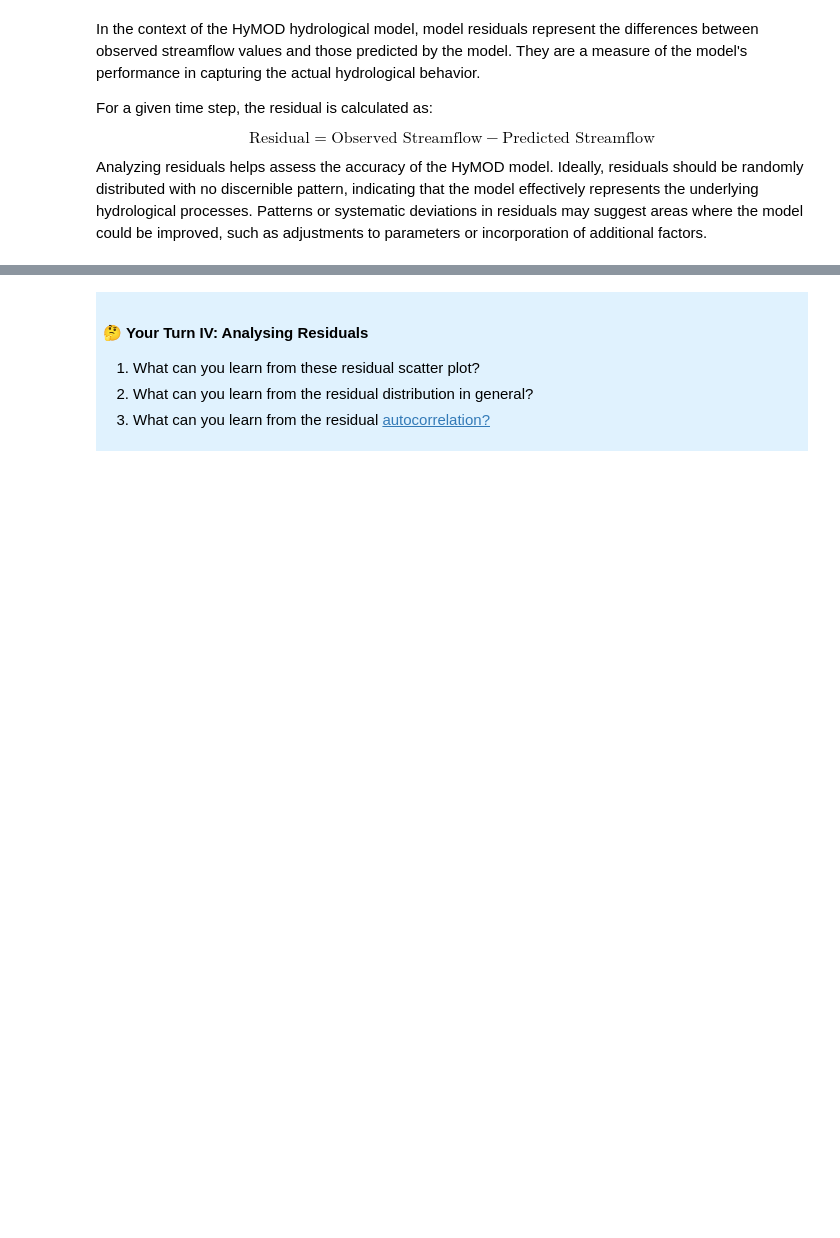
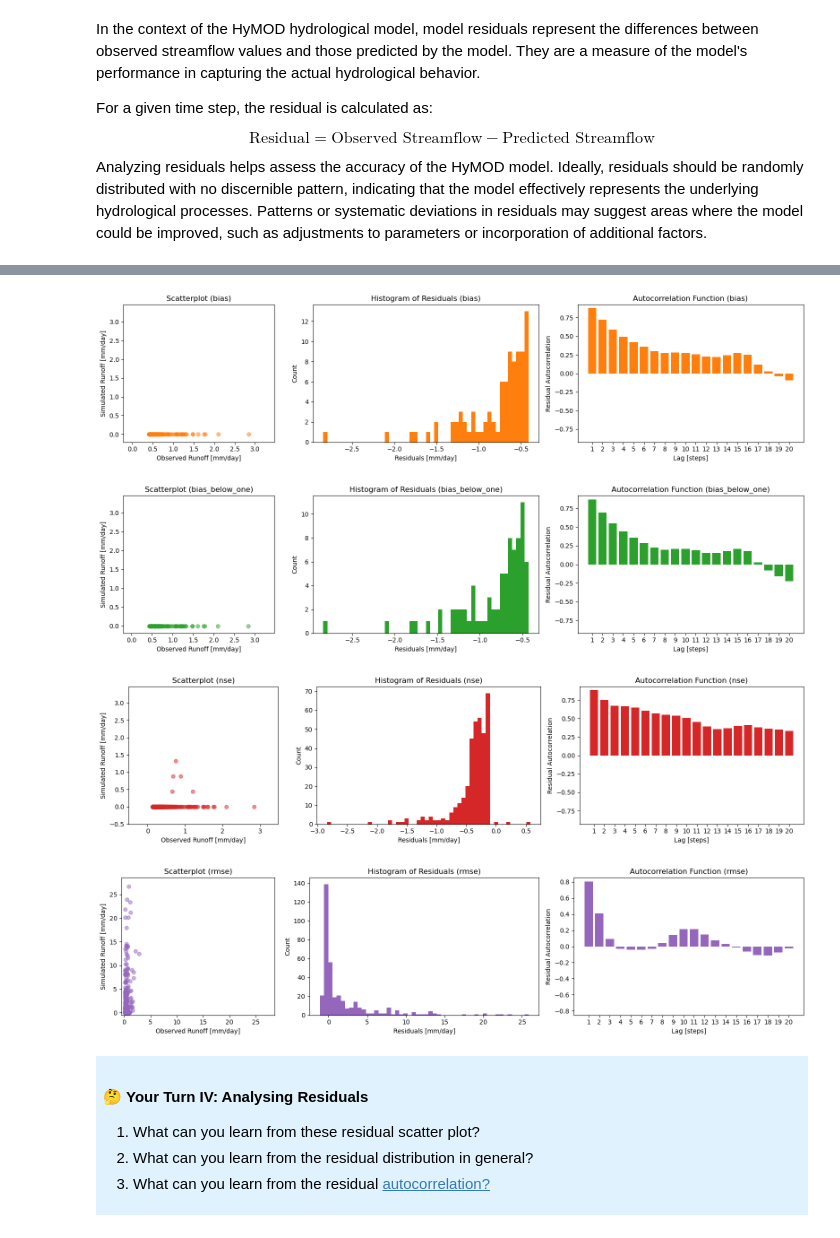
Before and after one commit to HydroSysPotsdam/Environmental-Modelling-Process, a Jupyter notebook: GEE-SE03-T03/2 a - Visual model output inspection.ipynb, the cells around one changed output, grey strips where cells are left out. Cells and saved outputs as stored; diff of their text form; code cells hidden in the pictures; blank space fills up the shorter version.

```diff
--- a/GEE-SE03-T03/2 a - Visual model output inspection.ipynb
+++ b/GEE-SE03-T03/2 a - Visual model output inspection.ipynb
@@ -339,3 +257,48 @@ Parameters for Medina River, TX, USA (blue): Sm=186.299, beta=1.437, alfa=0.092,
+# %%
+for i, obj_fun in enumerate(obj_funs):
+
+    fig, axs = plt.subplots(1, 3, figsize=(16, 4), gridspec_kw={"width_ratios": [1, 1.5, 1.5]})
+
+    # extract parameters and run HBV
+    params = df_par[df_par.objective_function == obj_fun].iloc[0,2:].to_numpy()
+    Q_sim  = hbv(params, P, temp, evap)
+
+    # calculate autorcorrelation of residuals (pearson correlation with shifted self)
+    lags      = range(1, 21)
+    residuals = pd.Series(Q_sim - df_obs["Q [mm/day]"])
+    autocorr  = [residuals.autocorr(lag) for lag in lags]
+
+    # PLOT 1: scatter plot simulated vs. observed hydrographs
+    axs[0].scatter(df_obs["Q [mm/day]"], Q_sim, alpha=0.5, color=f"C{i + 1}")
+    lims = np.array([axs[0].get_xlim(), axs[0].get_ylim()]).max(axis=0) + np.array([-0.5, 0.5]) # perfect fit would have 45° angle
+    axs[0].set_title(f"Scatterplot ({obj_fun})")
+    axs[0].set_xlim(lims)
+    axs[0].set_ylim(lims)
+    axs[0].set_xlabel("Observed Runoff [mm/day]")
+    axs[0].set_ylabel("Simulated Runoff [mm/day]")
+
+    # PLOT 2: histogram of residuals
+    axs[1].hist(Q_sim - df_obs["Q [mm/day]"], color=f"C{i + 1}", bins=50)
+    axs[1].set_title(f"Histogram of Residuals ({obj_fun})")
+    axs[1].set_xlabel("Residuals [mm/day]")
+    axs[1].set_ylabel("Count")
+
+    # PLOT 3: autocorrelation
+    axs[2].bar(lags, autocorr, color=f"C{i + 1}")
+    lim = np.abs(np.array(axs[2].get_ylim())).max()
+    axs[2].set_title(f"Autocorrelation Function ({obj_fun})")
+    axs[2].set_ylim(-lim, lim)
+    axs[2].set_xticks(lags, lags)
+    axs[2].set_xlabel("Lag [steps]")
+    axs[2].set_ylabel("Residual Autocorrelation")
+
+    plt.tight_layout()
+    plt.show()
+# %% [output]
+[figure, added]
+[figure, added]
+[figure, added]
+[figure, added]
 # %% [markdown]
 <div style="background:#e0f2fe; padding: 1%; border:1mm solid SkyBlue">
     <h4><span>&#129300 </span>Your Turn IV: Analysing Residuals</h4>
```
Also changed, not shown: parts of 12 cells of this notebook, 1 other file.
